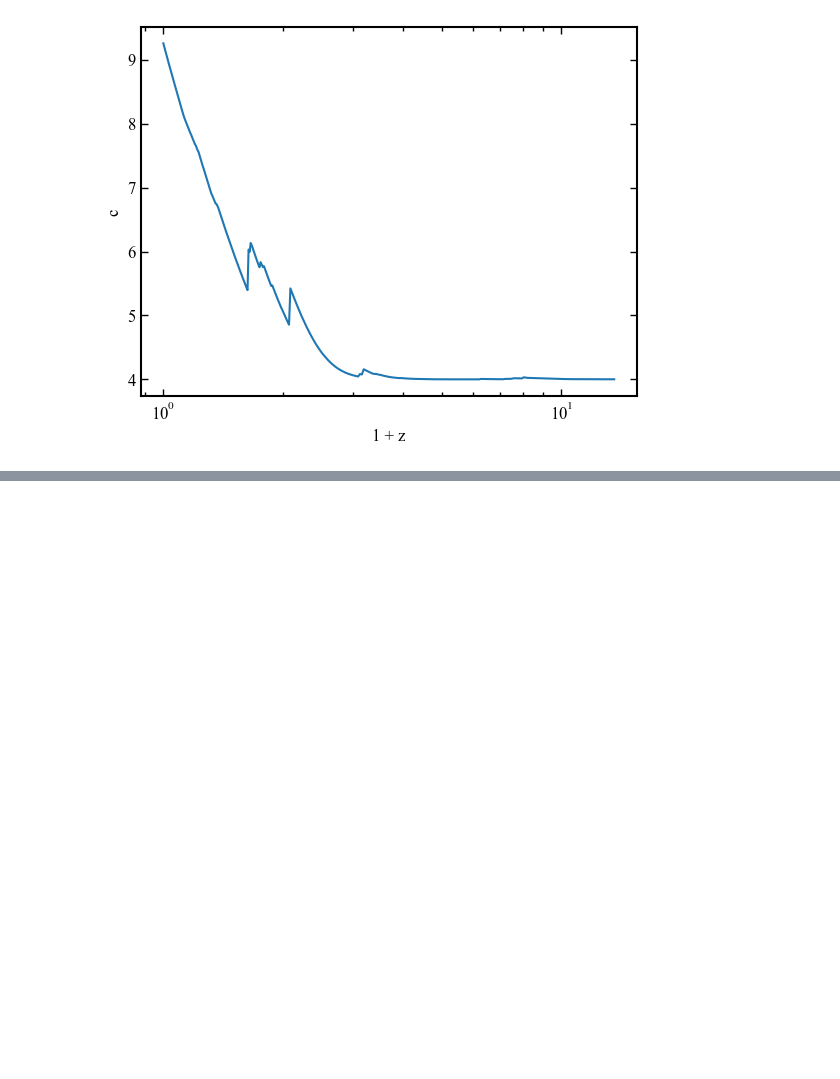
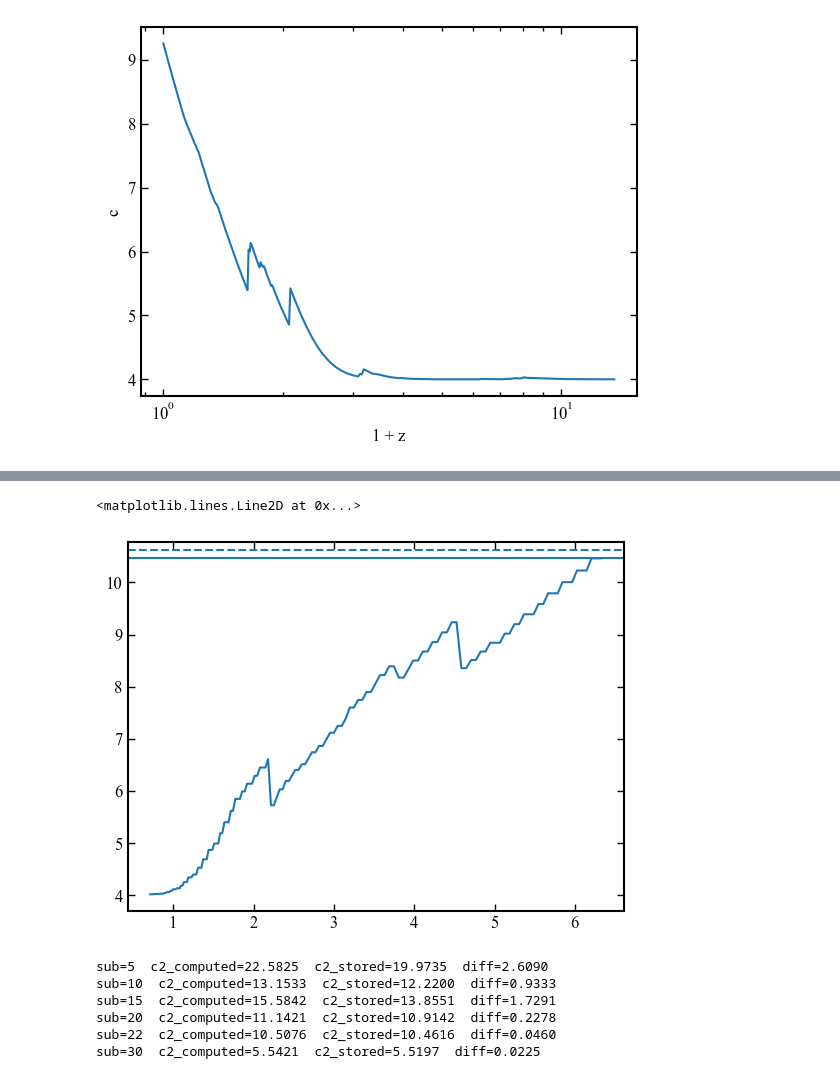
Before and after one commit to jsmonzon/MassSpec, a Jupyter notebook: notebooks/abundance/concentration_alpha.ipynb, the cells around one changed output, grey strips where cells are left out. Cells and saved outputs as stored; diff of their text form; code cells hidden in the pictures; blank space fills up the shorter version.

```diff
--- a/notebooks/abundance/concentration_alpha.ipynb
+++ b/notebooks/abundance/concentration_alpha.ipynb
@@ -98,0 +127,41 @@ Text(0.5, 0, 'log (1 + zacc)')
+# %%
+sub_ind = 22
+acc_idx = early.acc_index[sub_ind]
+
+Mv = early.mass[sub_ind, acc_idx:]
+t  = early.CosmicTime[acc_idx:]
+
+# drop any unresolved snapshots (mass == -99)
+msk = Mv > 0
+Mv = Mv[msk]
+t  = t[msk]
+
+c2 = gh.c2_Zhao09(Mv, t)
+
+plt.plot(early.CosmicTime,  early.concentration[sub_ind])
+plt.axhline(early.acc_concentration[sub_ind])
+plt.axhline(c2, ls="--")
+# %%
+plt.plot(early.CosmicTime,  early.concentration[sub_ind])
+plt.axhline(early.acc_concentration[sub_ind])
+plt.axhline(c2, ls="--")
+
+# plt.plot(early.CosmicTime[early.acc_index[sub_ind]: ],  early.concentration[sub_ind, early.acc_index[sub_ind]: ])
+# %% [output]
+<matplotlib.lines.Line2D at 0x...>
+[figure, added]
+# %%
+for sub_ind in [5, 10, 15, 20, 22, 30]:
+    acc_idx = early.acc_index[sub_ind]
+    Mv = early.mass[sub_ind, acc_idx+1:]
+    t  = early.CosmicTime[acc_idx+1:]
+    msk = Mv > 0
+    c2 = gh.c2_Zhao09(Mv[msk], t[msk])
+    print(f"sub={sub_ind}  c2_computed={c2:.4f}  c2_stored={early.acc_concentration[sub_ind]:.4f}  diff={c2 - early.acc_concentration[sub_ind]:.4f}")
+# %% [output]
+sub=5  c2_computed=22.5825  c2_stored=19.9735  diff=2.6090
+sub=10  c2_computed=13.1533  c2_stored=12.2200  diff=0.9333
+sub=15  c2_computed=15.5842  c2_stored=13.8551  diff=1.7291
+sub=20  c2_computed=11.1421  c2_stored=10.9142  diff=0.2278
+sub=22  c2_computed=10.5076  c2_stored=10.4616  diff=0.0460
+sub=30  c2_computed=5.5421  c2_stored=5.5197  diff=0.0225
```
Also changed, not shown: parts of 7 cells of this notebook, 10 other files.
